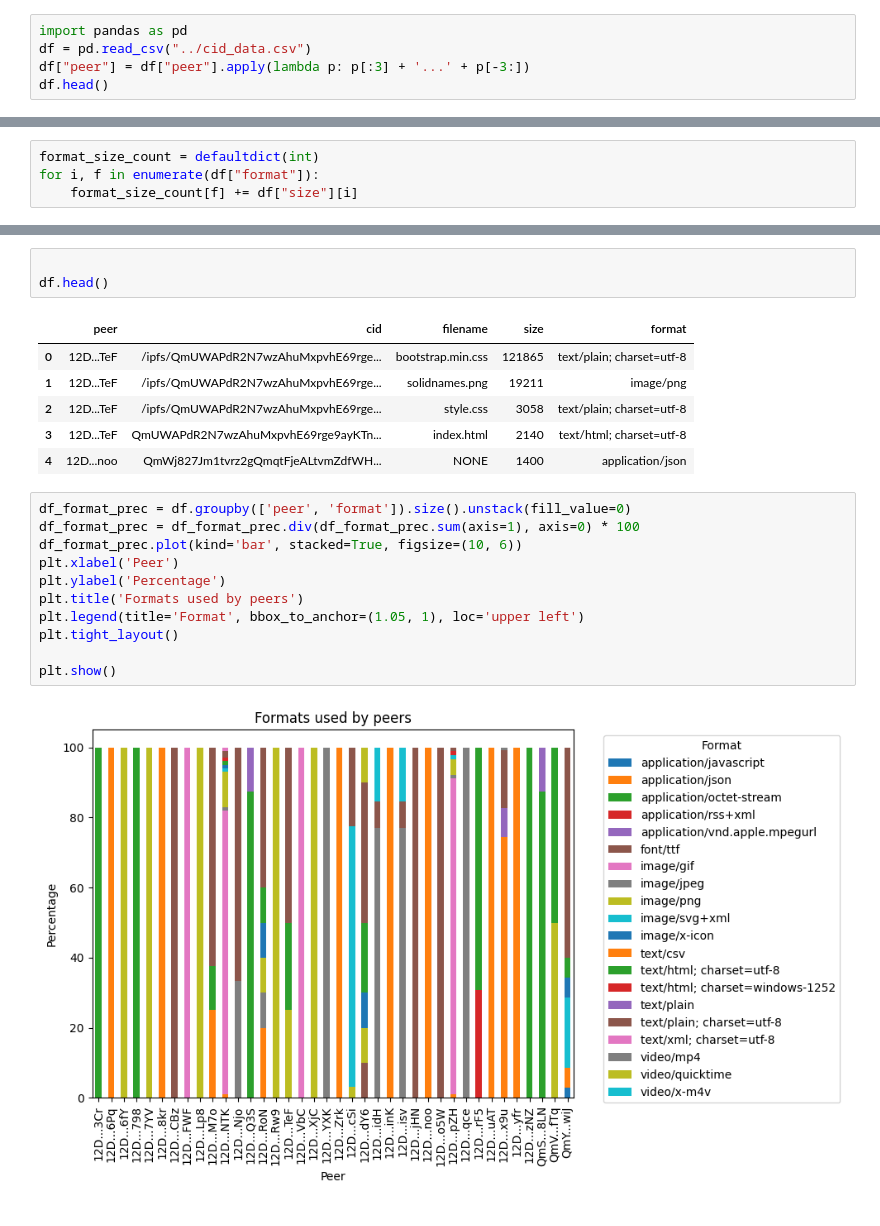
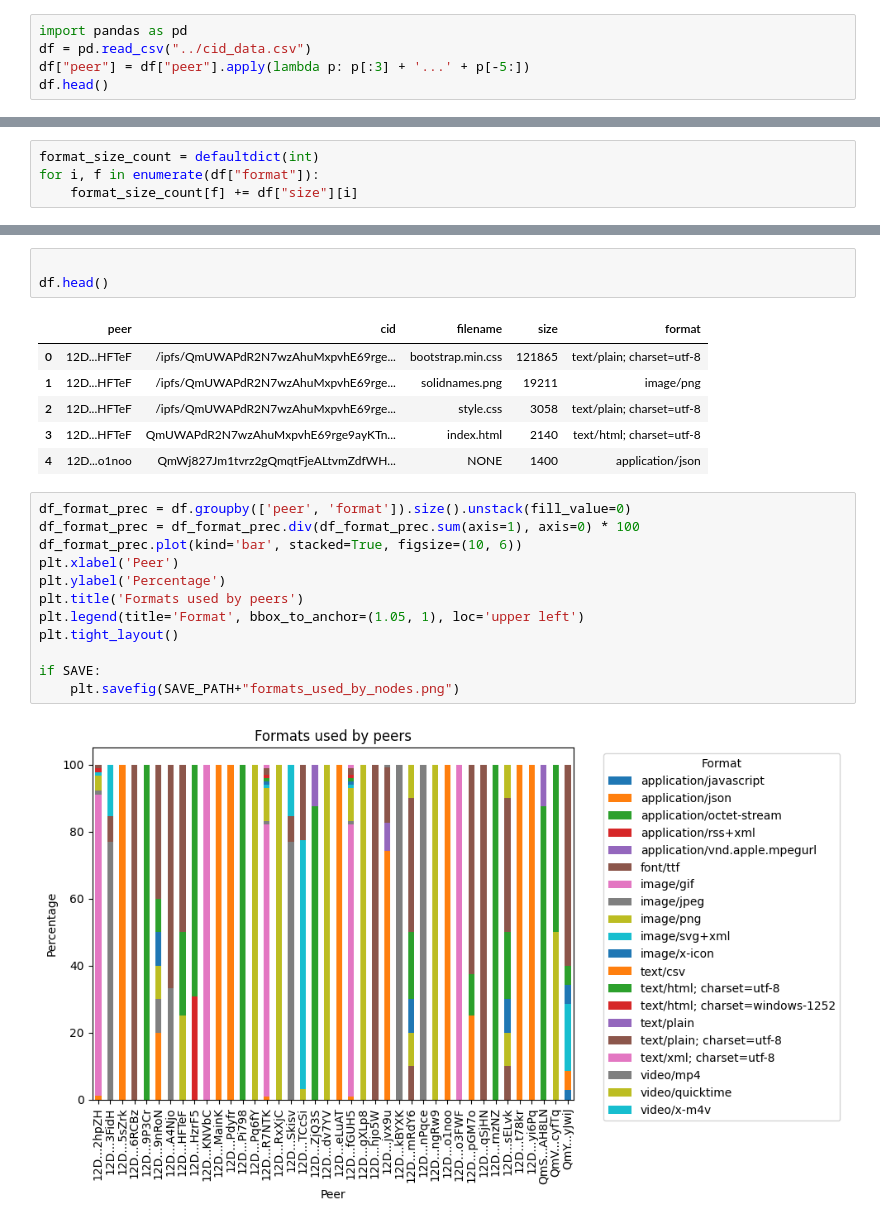
Before and after one commit to AxelGard/seek-ipns, a Jupyter notebook: playground/peer_data.ipynb, the cells around one changed output, grey strips where cells are left out. Saved outputs shown, nothing was run; the diff lists cells and outputs as text.

```diff
--- a/playground/peer_data.ipynb
+++ b/playground/peer_data.ipynb
@@ -58,7 +58,7 @@ df_cids[~df_cids['cid'].duplicated(keep=False)]["peer"].to_clipboard()
 # %%
 import pandas as pd
 df = pd.read_csv("../cid_data.csv")
-df["peer"] = df["peer"].apply(lambda p: p[:3] + '...' + p[-3:])
+df["peer"] = df["peer"].apply(lambda p: p[:3] + '...' + p[-5:])
 df.head()
 # %% [output]
 |  | peer | cid | filename | size | format |
@@ -129,24 +129,25 @@ if SAVE:
 df.head()
 # %% [output]
 |  | peer | cid | filename | size | format |
-| 0 | 12D...TeF | /ipfs/QmUWAPdR2N7wzAhuMxpvhE69rge... | bootstrap.min.css | 121865 | text/plain; charset=utf-8 |
-| 1 | 12D...TeF | /ipfs/QmUWAPdR2N7wzAhuMxpvhE69rge... | solidnames.png | 19211 | image/png |
-| 2 | 12D...TeF | /ipfs/QmUWAPdR2N7wzAhuMxpvhE69rge... | style.css | 3058 | text/plain; charset=utf-8 |
-| 3 | 12D...TeF | QmUWAPdR2N7wzAhuMxpvhE69rge9ayKTn... | index.html | 2140 | text/html; charset=utf-8 |
-| 4 | 12D...noo | QmWj827Jm1tvrz2gQmqtFjeALtvmZdfWH... | NONE | 1400 | application/json |
+| 0 | 12D...HFTeF | /ipfs/QmUWAPdR2N7wzAhuMxpvhE69rge... | bootstrap.min.css | 121865 | text/plain; charset=utf-8 |
+| 1 | 12D...HFTeF | /ipfs/QmUWAPdR2N7wzAhuMxpvhE69rge... | solidnames.png | 19211 | image/png |
+| 2 | 12D...HFTeF | /ipfs/QmUWAPdR2N7wzAhuMxpvhE69rge... | style.css | 3058 | text/plain; charset=utf-8 |
+| 3 | 12D...HFTeF | QmUWAPdR2N7wzAhuMxpvhE69rge9ayKTn... | index.html | 2140 | text/html; charset=utf-8 |
+| 4 | 12D...o1noo | QmWj827Jm1tvrz2gQmqtFjeALtvmZdfWH... | NONE | 1400 | application/json |
 # %%
 df_format_prec = df.groupby(['peer', 'format']).size().unstack(fill_value=0)
 df_format_prec = df_format_prec.div(df_format_prec.sum(axis=1), axis=0) * 100
 df_format_prec.plot(kind='bar', stacked=True, figsize=(10, 6))
 plt.xlabel('Peer')
 plt.ylabel('Percentage')
 plt.title('Formats used by peers')
 plt.legend(title='Format', bbox_to_anchor=(1.05, 1), loc='upper left')
 plt.tight_layout()
 
-plt.show()
+if SAVE:
+    plt.savefig(SAVE_PATH+"formats_used_by_nodes.png")
 # %% [output]
-[figure, old version]
+[figure, new version]
 # %%
 df_temp = df.copy()
 df_temp["filename"] = df_temp["filename"].apply(lambda f: str(f))
```
Also changed, not shown: parts of 11 cells of this notebook, 16 other files.
